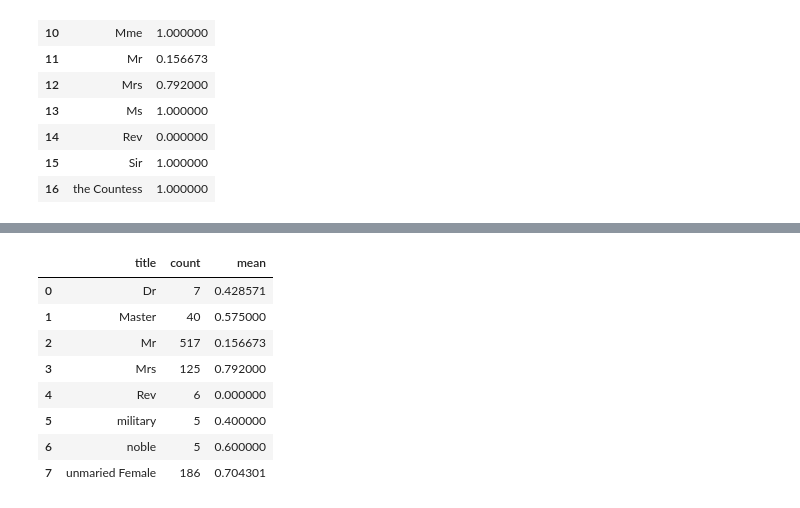
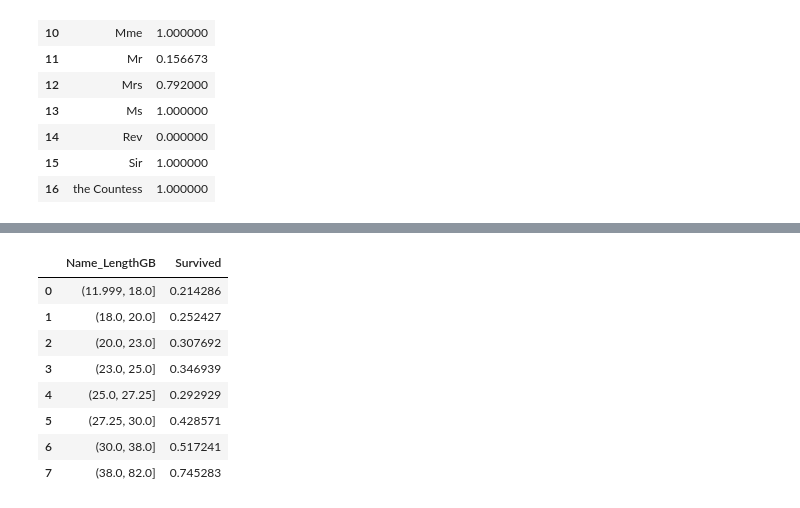
Before and after one commit to Yosri15/Titanic_Classification, a Jupyter notebook: Titanic_Model.ipynb, the cells around one changed output, grey strips where cells are left out. Saved outputs shown, nothing was run; the diff lists cells and outputs as text; code cells hidden in the pictures.

```diff
--- a/Titanic_Model.ipynb
+++ b/Titanic_Model.ipynb
@@ -327,12 +361,16 @@ test_df['title'] = test_df['title'].replace({
+# %%
+# Divide the 'Name_Length' column into 8 equal-sized bins (quantiles) and create a new column 'Name_LengthGB' for both train and test datasets.
+train_df['Name_LengthGB'] = pd.qcut(train_df['Name_Length'], 8)
+test_df['Name_LengthGB'] = pd.qcut(test_df['Name_Length'], 8)
 # %%
-train_df.groupby(['title'],as_index=False)['Survived'].agg(['count','mean'])
+train_df.groupby(['Name_LengthGB'],as_index=False)['Survived'].mean()
 # %% [output]
-|  | title | count | mean |
-| 0 | Dr | 7 | 0.428571 |
-| 1 | Master | 40 | 0.575000 |
-| 2 | Mr | 517 | 0.156673 |
-| 3 | Mrs | 125 | 0.792000 |
-| 4 | Rev | 6 | 0.000000 |
-| 5 | military | 5 | 0.400000 |
-| 6 | noble | 5 | 0.600000 |
-| 7 | unmaried Female | 186 | 0.704301 |
+|  | Name_LengthGB | Survived |
+| 0 | (11.999, 18.0] | 0.214286 |
+| 1 | (18.0, 20.0] | 0.252427 |
+| 2 | (20.0, 23.0] | 0.307692 |
+| 3 | (23.0, 25.0] | 0.346939 |
+| 4 | (25.0, 27.25] | 0.292929 |
+| 5 | (27.25, 30.0] | 0.428571 |
+| 6 | (30.0, 38.0] | 0.517241 |
+| 7 | (38.0, 82.0] | 0.745283 |
```
Also changed, not shown: parts of 18 cells of this notebook.
